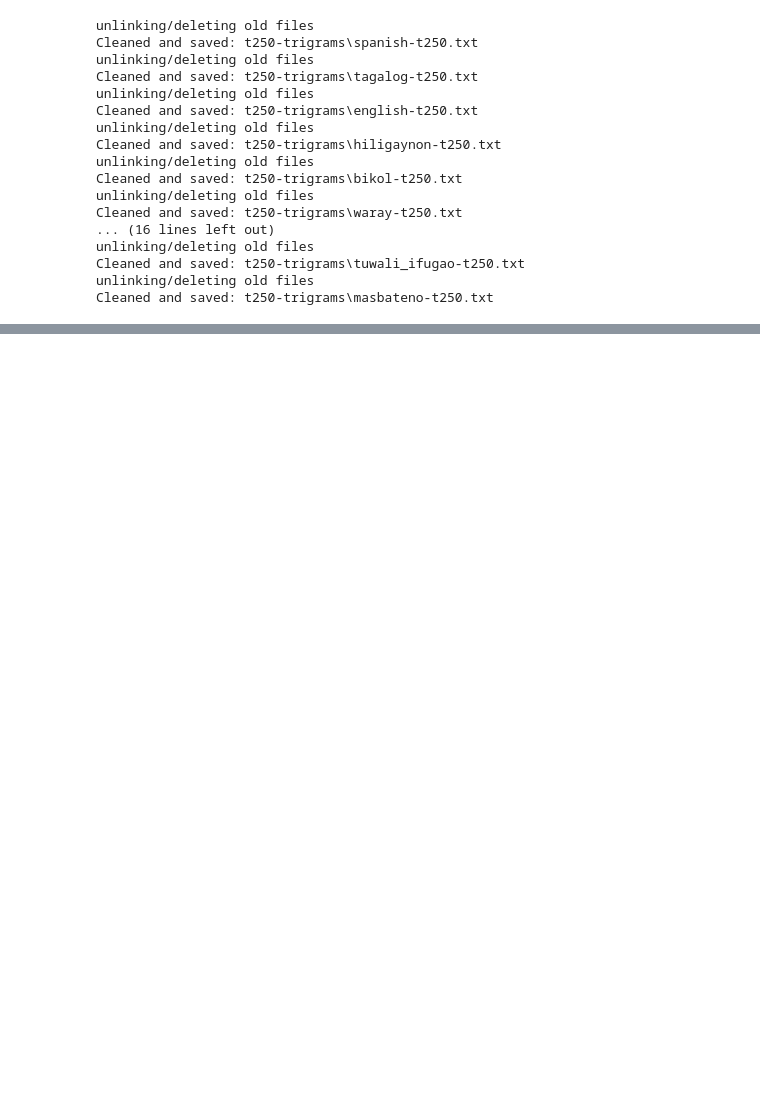
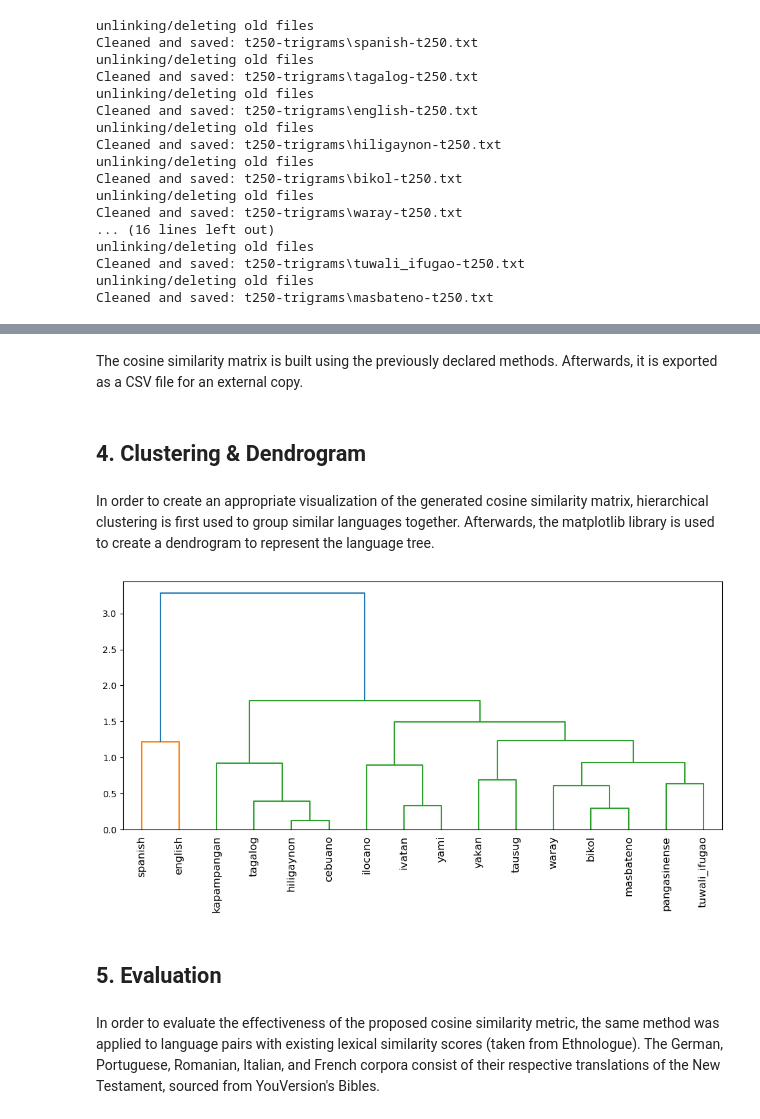
Before and after one commit to clavzno/nlp1000_final, a Jupyter notebook: project2 copy.ipynb, the cells around one changed output, grey strips where cells are left out. Cells and saved outputs as stored; diff of their text form; code cells hidden in the pictures; blank space fills up the shorter version.

```diff
--- a/project2 copy.ipynb
+++ b/project2 copy.ipynb
@@ -443,18 +259,0 @@ Saved TF-IDF matrix to: trigram_tfidf.csv
-# %%
-# cosine similarity part
-def load_tfidf(csv_path):
-    return pd.read_csv(csv_path, index_col=0)
-
-def cosine_similarity_matrix(tfidf_df):
-    X = tfidf_df.to_numpy()
-    norms = np.linalg.norm(X, axis=1, keepdims=True)
-    X_norm = X / (norms + 1e-12)
-    sim = X_norm @ X_norm.T
-    sim_df = pd.DataFrame(sim, index=tfidf_df.index, columns=tfidf_df.index)
-    return sim_df
-
-def cosine_similarity_between(tfidf_df, lang_a, lang_b):
-    va = tfidf_df.loc[lang_a].to_numpy()
-    vb = tfidf_df.loc[lang_b].to_numpy()
-    denom = (np.linalg.norm(va) * np.linalg.norm(vb)) + 1e-12
-    return float(va @ vb / denom)
@@ -676,0 +268,36 @@ http://www2.hawaii.edu/~vanderso/Pangasinan.pdf (accessed November 9, 2025).
+# %% [markdown]
+The cosine similarity matrix is built using the previously declared methods. Afterwards, it is exported as a CSV file for an external copy.
+# %%
+languages = ["spanish", "tagalog", "english", "hiligaynon", "bikol", "waray", "ilocano", "cebuano", "kapampangan", "pangasinense", "yakan", "ivatan", "tausug", "yami", "tuwali_ifugao", "masbateno"]
+
+t250_folder = Path("t250-trigrams")
+
+counts_df = build_count_matrix(languages, t250_folder)
+norm_df = l2_normalize_rows(counts_df)
+
+sim_df = cosine_similarity_matrix(norm_df)
+#print(sim_df)
+
+sim_df.to_csv("cosine_similarity.csv")
+
+new_df = sim_df
+# %% [markdown]
+## 4. Clustering & Dendrogram
+# %% [markdown]
+In order to create an appropriate visualization of the generated cosine similarity matrix, hierarchical clustering is first used to group similar languages together. Afterwards, the matplotlib library is used to create a dendrogram to represent the language tree.
+# %%
+pd.options.display.float_format = '{:.6f}'.format
+# all-vs-all cosine similarity
+dist_matrix = 1- new_df
+
+hc = linkage(dist_matrix, method='ward')
+# %%
+plt.figure(figsize=(12, 5))
+dendrogram(hc, labels=dist_matrix.columns, leaf_rotation=90)
+plt.show()
+# %% [output]
+[figure, added]
+# %% [markdown]
+## 5. Evaluation
+# %% [markdown]
+In order to evaluate the effectiveness of the proposed cosine similarity metric, the same method was applied to language pairs with existing lexical similarity scores (taken from Ethnologue). The German, Portuguese, Romanian, Italian, and French corpora consist of their respective translations of the New Testament, sourced from YouVersion's Bibles.
```
Also changed, not shown: parts of 32 cells of this notebook.
